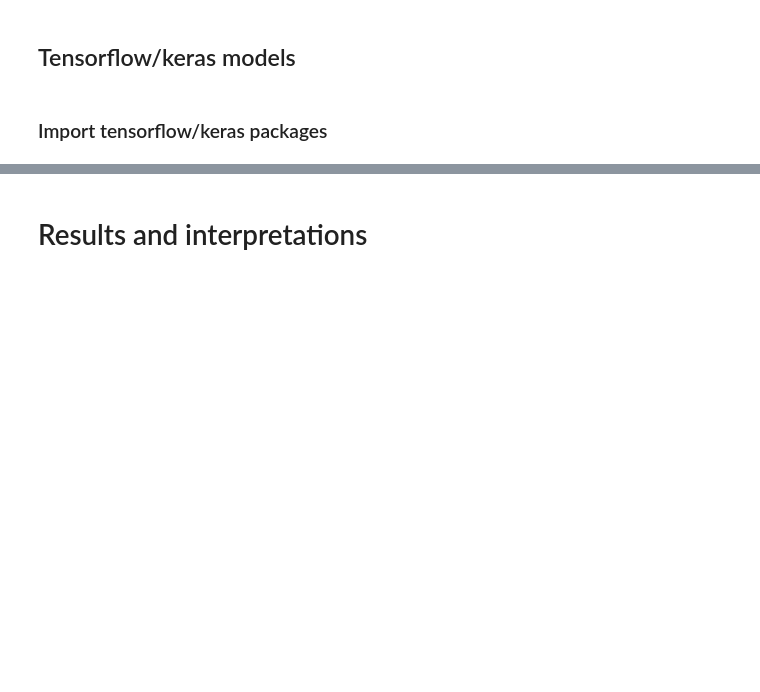
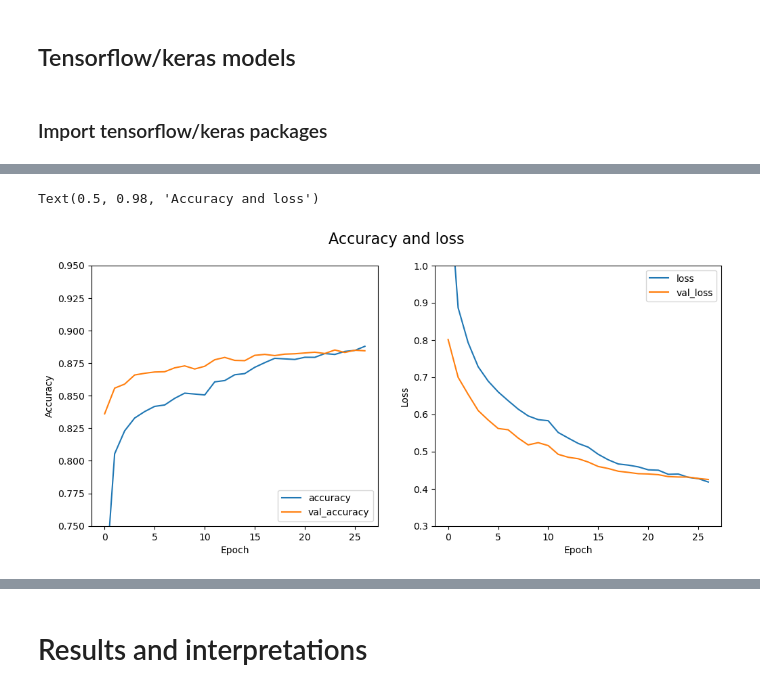
Before and after one commit to elfreyer/project_module_2, a Jupyter notebook: notebooks/01_ae_network_feature_extractor_20250901.ipynb, the cells around one changed output, grey strips where cells are left out. Saved outputs shown, nothing was run; the diff lists cells and outputs as text; code cells hidden in the pictures; blank space fills up the shorter version.

```diff
--- a/notebooks/01_ae_network_feature_extractor_20250901.ipynb
+++ b/notebooks/01_ae_network_feature_extractor_20250901.ipynb
@@ -622,0 +677,23 @@ weighted avg     0.8747    0.8742    0.8741     10000
+# %%
+fig, (ax1, ax2) = plt.subplots(1, 2, figsize=(12, 5))
+
+# Accuracy plot
+ax1.plot(history_fc2_clf.history['accuracy'], label='accuracy')
+ax1.plot(history_fc2_clf.history['val_accuracy'], label = 'val_accuracy')
+ax1.set_xlabel('Epoch')
+ax1.set_ylabel('Accuracy')
+ax1.set_ylim([0.75, 0.95])
+ax1.legend(loc='lower right')
+
+# Loss plot
+ax2.plot(history_fc2_clf.history['loss'], label='loss')
+ax2.plot(history_fc2_clf.history['val_loss'], label = 'val_loss')
+ax2.set_xlabel('Epoch')
+ax2.set_ylabel('Loss')
+ax2.set_ylim([0.3, 1])
+ax2.legend(loc='upper right')
+
+fig.suptitle('Accuracy and loss', fontsize=16)
+# %% [output]
+Text(0.5, 0.98, 'Accuracy and loss')
+[figure, added]
```
Also changed, not shown: parts of 31 cells of this notebook.
